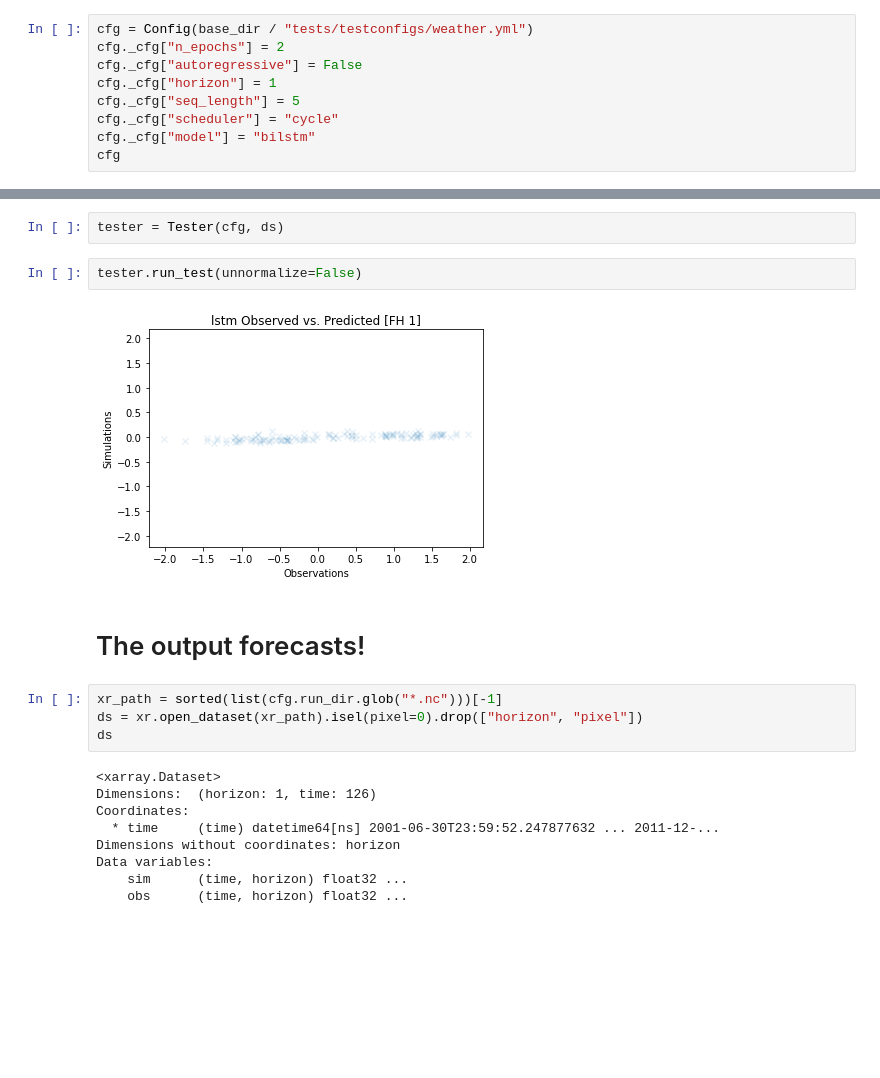
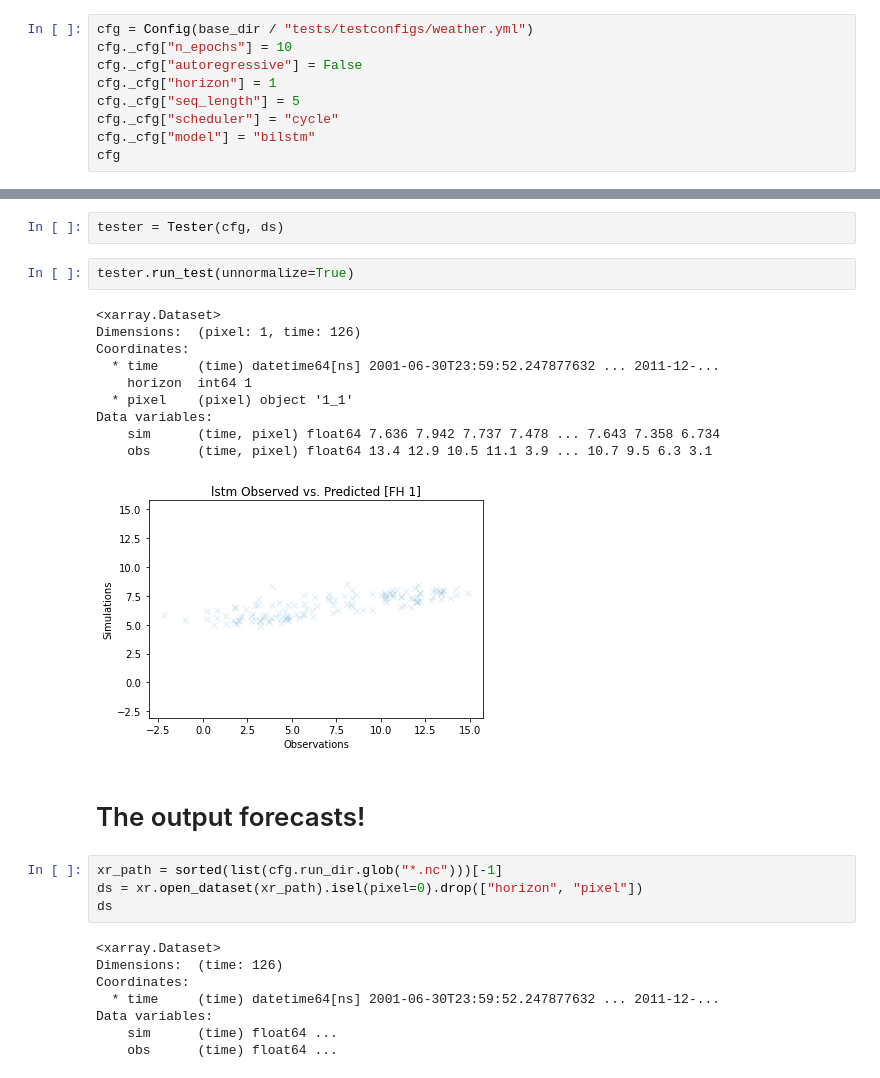
Before and after one commit to tommylees112/spatio_temporal, a Jupyter notebook: notebooks/oxford_weather_example.ipynb, the cells around one changed output, grey strips where cells are left out. Cells and saved outputs as stored; diff of their text form; blank space fills up the shorter version.

```diff
--- a/notebooks/oxford_weather_example.ipynb
+++ b/notebooks/oxford_weather_example.ipynb
@@ -46,7 +46,7 @@ Data variables:
 # Load in config file
 # %%
 cfg = Config(base_dir / "tests/testconfigs/weather.yml")
-cfg._cfg["n_epochs"] = 2
+cfg._cfg["n_epochs"] = 10
 cfg._cfg["autoregressive"] = False
 cfg._cfg["horizon"] = 1
 cfg._cfg["seq_length"] = 5
@@ -97,9 +113,18 @@ _plot_loss_curves(losses)
 # %%
 tester = Tester(cfg, ds)
 # %%
-tester.run_test(unnormalize=False)
+tester.run_test(unnormalize=True)
 # %% [output]
+<xarray.Dataset>
+Dimensions:  (pixel: 1, time: 126)
+Coordinates:
+  * time     (time) datetime64[ns] 2001-06-30T23:59:52.247877632 ... 2011-12-...
+    horizon  int64 1
+  * pixel    (pixel) object '1_1'
+Data variables:
+    sim      (time, pixel) float64 7.636 7.942 7.737 7.478 ... 7.643 7.358 6.734
+    obs      (time, pixel) float64 13.4 12.9 10.5 11.1 3.9 ... 10.7 9.5 6.3 3.1
-[figure, old version]
+[figure, new version]
 # %% [markdown]
 # The output forecasts!
 # %%
@@ -108,13 +133,12 @@ ds = xr.open_dataset(xr_path).isel(pixel=0).drop(["horizon", "pixel"])
 ds
 # %% [output]
 <xarray.Dataset>
-Dimensions:  (horizon: 1, time: 126)
+Dimensions:  (time: 126)
 Coordinates:
   * time     (time) datetime64[ns] 2001-06-30T23:59:52.247877632 ... 2011-12-...
-Dimensions without coordinates: horizon
 Data variables:
-    sim      (time, horizon) float32 ...
-    obs      (time, horizon) float32 ...
+    sim      (time) float64 ...
+    obs      (time) float64 ...
 # %%
 # .sel(time=slice("2015-01-01", "2015-02-01"))
 f, ax = plt.subplots(figsize=(12, 4))
```
Also changed, not shown: parts of 4 cells of this notebook, 2 other files.
